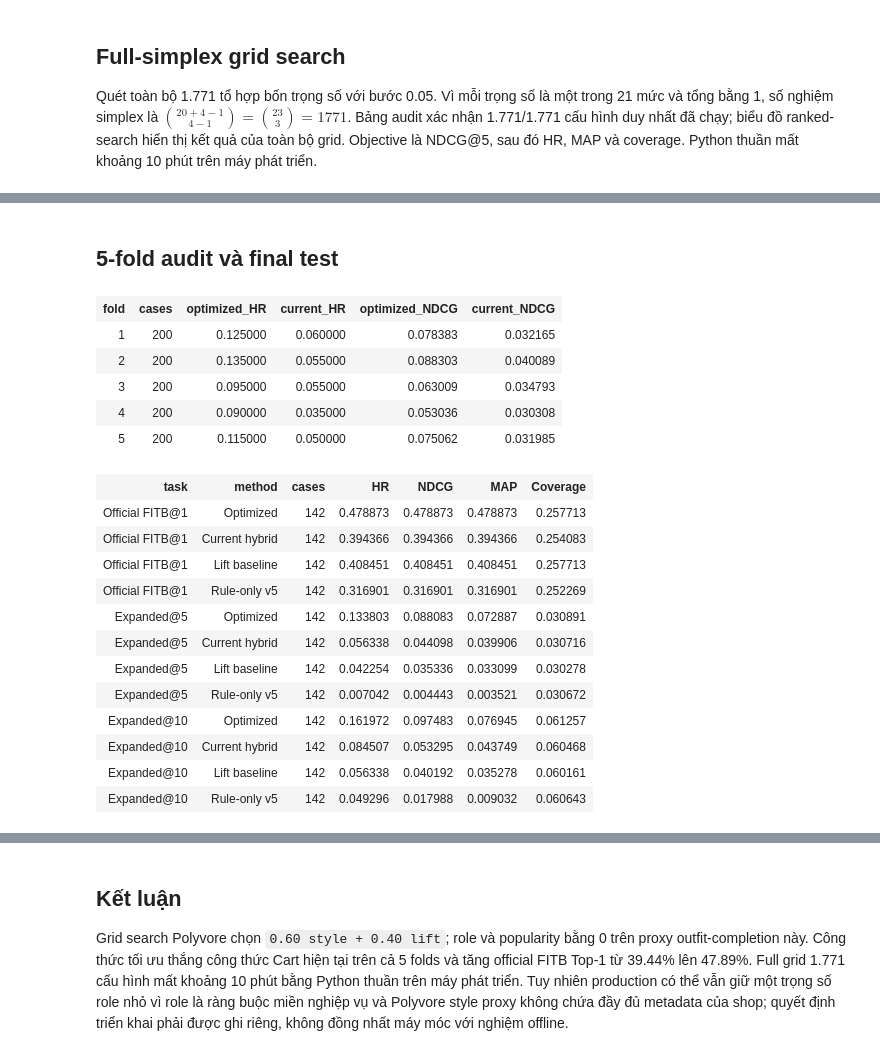
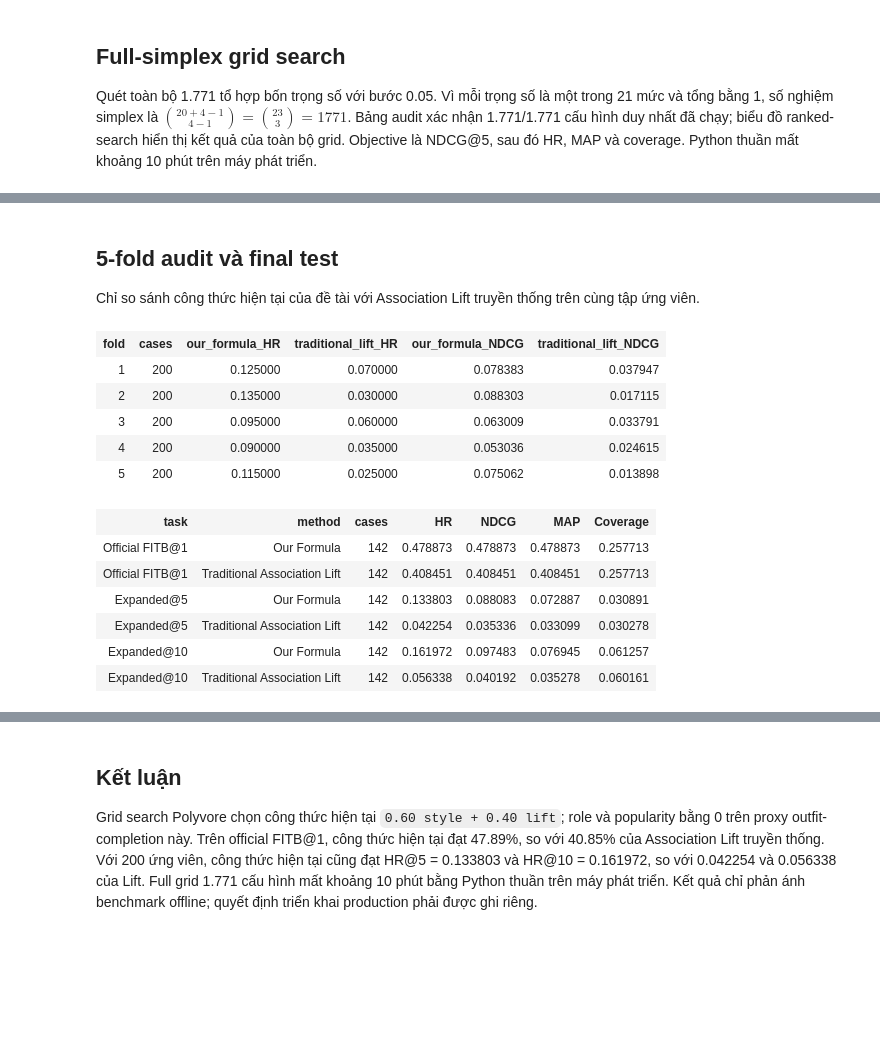
Before and after one commit to bloodthirster2510/fashion-ecommerce-system, a Jupyter notebook: evaluation/recommendation/notebooks/cart_recommendation_evaluation.ipynb, the cells around one changed output, grey strips where cells are left out. Drawn from its saved outputs; the diff is of its cells as text; code cells hidden in the pictures; blank space fills up the shorter version.

```diff
--- a/evaluation/recommendation/notebooks/cart_recommendation_evaluation.ipynb
+++ b/evaluation/recommendation/notebooks/cart_recommendation_evaluation.ipynb
@@ -112,35 +112,31 @@ searched= 1771 seconds= 900.1 BEST= {'role': 0.0, 'style': 0.6000000000000001, '
 # %% [markdown]
 ## 5-fold audit và final test
+
+Chỉ so sánh công thức hiện tại của đề tài với Association Lift truyền thống trên cùng tập ứng viên.
 # %%
 folds=[]
 for f in range(5):
-    cases=[c for i,c in enumerate(val) if i%5==f];a=evaluate(cases,BEST);b=evaluate(cases,CURRENT)
-    folds.append({'fold':f+1,'cases':len(cases),'optimized_HR':a['HR'],'current_HR':b['HR'],'optimized_NDCG':a['NDCG'],'current_NDCG':b['NDCG']})
-table(folds,list(folds[0]));assert all(r['optimized_NDCG']>r['current_NDCG'] for r in folds)
+    cases=[c for i,c in enumerate(val) if i%5==f];current=evaluate(cases,BEST);traditional=evaluate(cases,LIFT)
+    folds.append({'fold':f+1,'cases':len(cases),'our_formula_HR':current['HR'],'traditional_lift_HR':traditional['HR'],'our_formula_NDCG':current['NDCG'],'traditional_lift_NDCG':traditional['NDCG']})
+table(folds,list(folds[0]));assert all(r['our_formula_NDCG']>r['traditional_lift_NDCG'] for r in folds)
 rows=[]
 for task,cases,k in [('Official FITB@1',fitb,1),('Expanded@5',final,5),('Expanded@10',final,10)]:
- for name,w in [('Optimized',BEST),('Current hybrid',CURRENT),('Lift baseline',LIFT),('Rule-only v5',RULE_ONLY)]: rows.append({'task':task,'method':name,**evaluate(cases,w,k)})
+ for name,w in [('Our Formula',BEST),('Traditional Association Lift',LIFT)]: rows.append({'task':task,'method':name,**evaluate(cases,w,k)})
 table(rows,['task','method','cases','HR','NDCG','MAP','Coverage'])
 fitb_rows=[{'method':r['method'],'HR':r['HR']} for r in rows if r['task']=='Official FITB@1']
-bar_chart(fitb_rows,'method','HR','Cart Final: Official FITB@1')
+bar_chart(fitb_rows,'method','HR','Cart Final: Our Formula vs. Traditional Association Lift')
 assert BEST=={'role':0.0,'style':0.6000000000000001,'lift':0.4,'pop':-0.0}
 # %% [output]
-| fold | cases | optimized_HR | current_HR | optimized_NDCG | current_NDCG |
-| 1 | 200 | 0.125000 | 0.060000 | 0.078383 | 0.032165 |
-| 2 | 200 | 0.135000 | 0.055000 | 0.088303 | 0.040089 |
-| 3 | 200 | 0.095000 | 0.055000 | 0.063009 | 0.034793 |
-| 4 | 200 | 0.090000 | 0.035000 | 0.053036 | 0.030308 |
-| 5 | 200 | 0.115000 | 0.050000 | 0.075062 | 0.031985 |
+| fold | cases | our_formula_HR | traditional_lift_HR | our_formula_NDCG | traditional_lift_NDCG |
+| 1 | 200 | 0.125000 | 0.070000 | 0.078383 | 0.037947 |
+| 2 | 200 | 0.135000 | 0.030000 | 0.088303 | 0.017115 |
+| 3 | 200 | 0.095000 | 0.060000 | 0.063009 | 0.033791 |
+| 4 | 200 | 0.090000 | 0.035000 | 0.053036 | 0.024615 |
+| 5 | 200 | 0.115000 | 0.025000 | 0.075062 | 0.013898 |
 | task | method | cases | HR | NDCG | MAP | Coverage |
-| Official FITB@1 | Optimized | 142 | 0.478873 | 0.478873 | 0.478873 | 0.257713 |
-| Official FITB@1 | Current hybrid | 142 | 0.394366 | 0.394366 | 0.394366 | 0.254083 |
-| Official FITB@1 | Lift baseline | 142 | 0.408451 | 0.408451 | 0.408451 | 0.257713 |
-| Official FITB@1 | Rule-only v5 | 142 | 0.316901 | 0.316901 | 0.316901 | 0.252269 |
-| Expanded@5 | Optimized | 142 | 0.133803 | 0.088083 | 0.072887 | 0.030891 |
-| Expanded@5 | Current hybrid | 142 | 0.056338 | 0.044098 | 0.039906 | 0.030716 |
-| Expanded@5 | Lift baseline | 142 | 0.042254 | 0.035336 | 0.033099 | 0.030278 |
-| Expanded@5 | Rule-only v5 | 142 | 0.007042 | 0.004443 | 0.003521 | 0.030672 |
-| Expanded@10 | Optimized | 142 | 0.161972 | 0.097483 | 0.076945 | 0.061257 |
-| Expanded@10 | Current hybrid | 142 | 0.084507 | 0.053295 | 0.043749 | 0.060468 |
-| Expanded@10 | Lift baseline | 142 | 0.056338 | 0.040192 | 0.035278 | 0.060161 |
-| Expanded@10 | Rule-only v5 | 142 | 0.049296 | 0.017988 | 0.009032 | 0.060643 |
+| Official FITB@1 | Our Formula | 142 | 0.478873 | 0.478873 | 0.478873 | 0.257713 |
+| Official FITB@1 | Traditional Association Lift | 142 | 0.408451 | 0.408451 | 0.408451 | 0.257713 |
+| Expanded@5 | Our Formula | 142 | 0.133803 | 0.088083 | 0.072887 | 0.030891 |
+| Expanded@5 | Traditional Association Lift | 142 | 0.042254 | 0.035336 | 0.033099 | 0.030278 |
+| Expanded@10 | Our Formula | 142 | 0.161972 | 0.097483 | 0.076945 | 0.061257 |
+| Expanded@10 | Traditional Association Lift | 142 | 0.056338 | 0.040192 | 0.035278 | 0.060161 |
@@ -147,4 +144,4 @@ assert BEST=={'role':0.0,'style':0.6000000000000001,'lift':0.4,'pop':-0.0}
 # %% [markdown]
 ## Kết luận
 
-Grid search Polyvore chọn `0.60 style + 0.40 lift`; role và popularity bằng 0 trên proxy outfit-completion này. Công thức tối ưu thắng công thức Cart hiện tại trên cả 5 folds và tăng official FITB Top-1 từ 39.44% lên 47.89%. Full grid 1.771 cấu hình mất khoảng 10 phút bằng Python thuần trên máy phát triển. Tuy nhiên production có thể vẫn giữ một trọng số role nhỏ vì role là ràng buộc miền nghiệp vụ và Polyvore style proxy không chứa đầy đủ metadata của shop; quyết định triển khai phải được ghi riêng, không đồng nhất máy móc với nghiệm offline.
+Grid search Polyvore chọn công thức hiện tại `0.60 style + 0.40 lift`; role và popularity bằng 0 trên proxy outfit-completion này. Trên official FITB@1, công thức hiện tại đạt 47.89%, so với 40.85% của Association Lift truyền thống. Với 200 ứng viên, công thức hiện tại cũng đạt HR@5 = 0.133803 và HR@10 = 0.161972, so với 0.042254 và 0.056338 của Lift. Full grid 1.771 cấu hình mất khoảng 10 phút bằng Python thuần trên máy phát triển. Kết quả chỉ phản ánh benchmark offline; quyết định triển khai production phải được ghi riêng.
```
Also changed, not shown: parts of 3 cells of this notebook, 1 other file.
